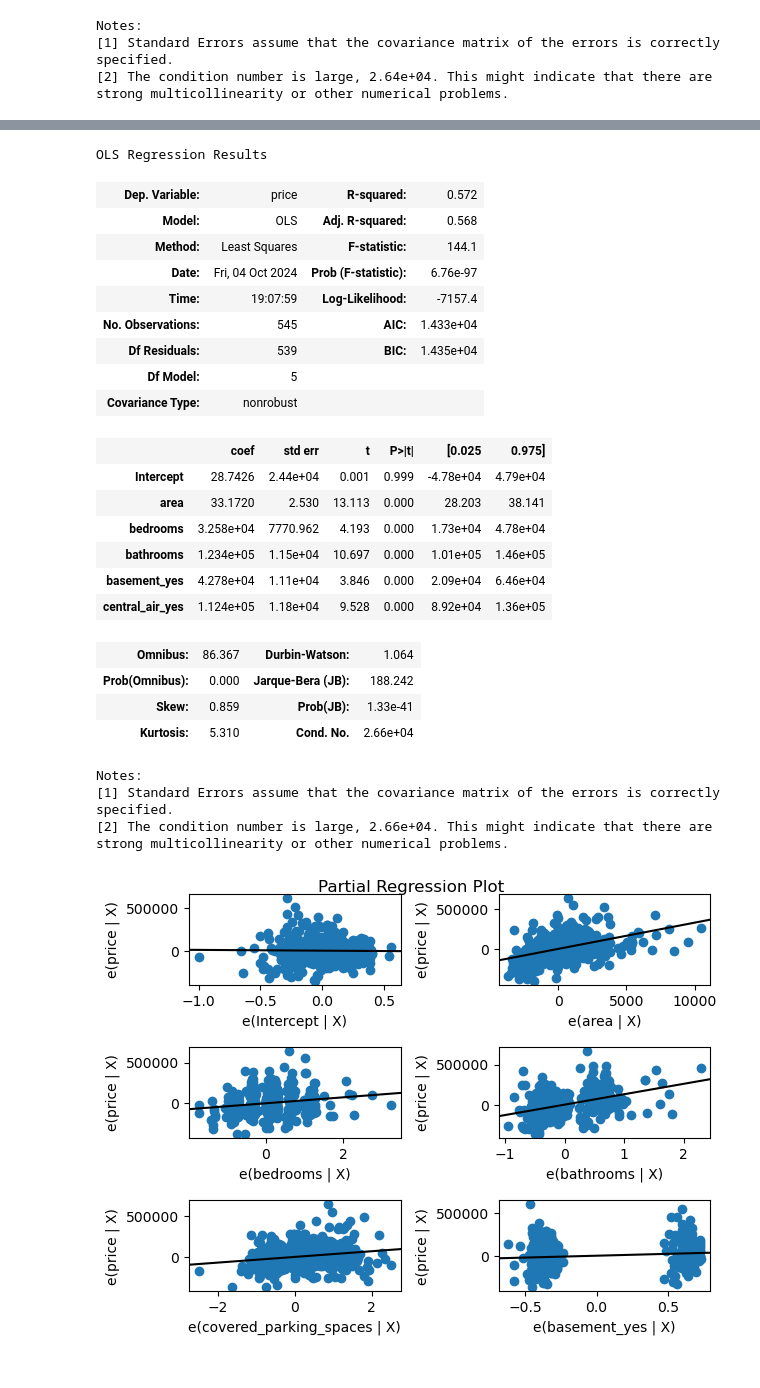
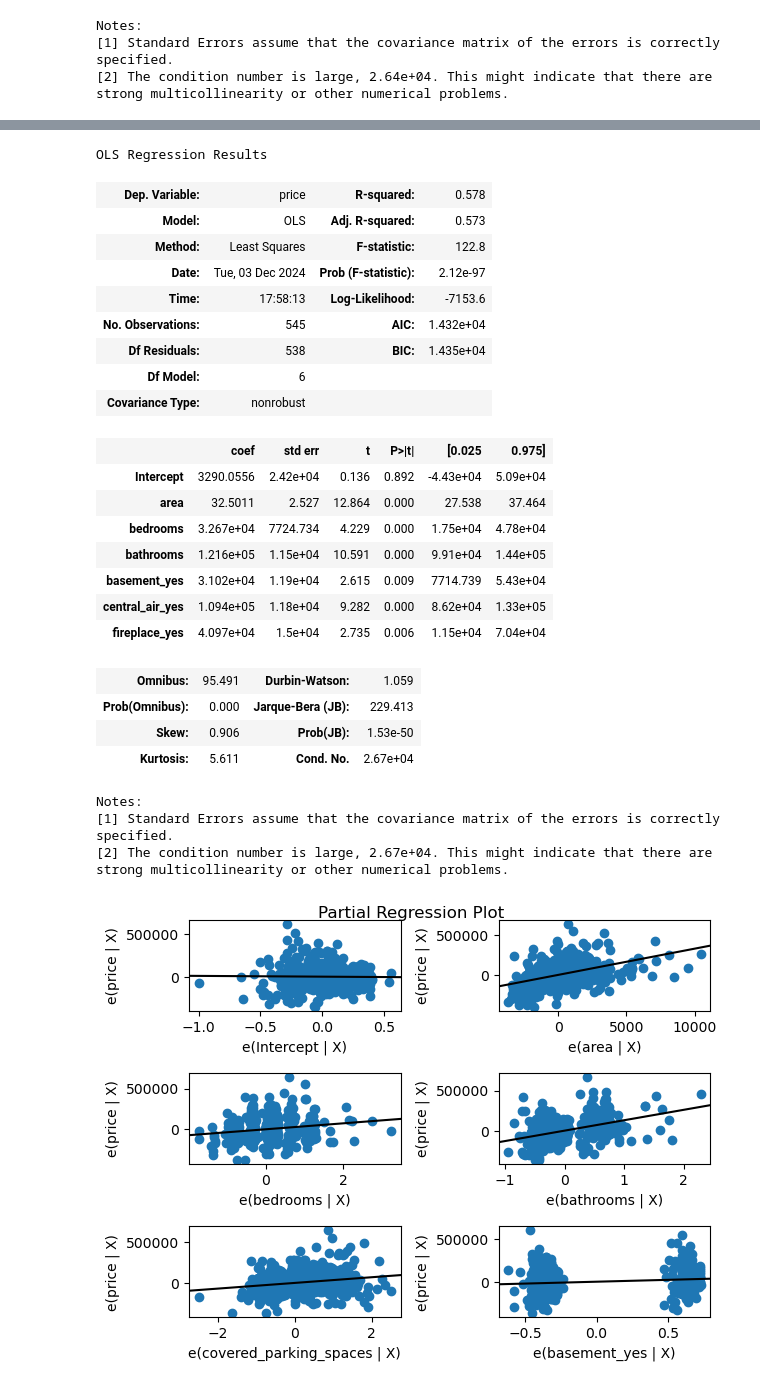
Before and after one commit to rjwrobel86/Python4Statistics, a Jupyter notebook: Notebooks/HousingRegression.ipynb, the cells around one changed output, grey strips where cells are left out. Saved outputs shown, nothing was run; the diff lists cells and outputs as text; code cells hidden in the pictures.

```diff
--- a/Notebooks/HousingRegression.ipynb
+++ b/Notebooks/HousingRegression.ipynb
@@ -106,32 +110,33 @@ df.head()
 # %%
-model3 = sm.OLS.from_formula('price ~ area + bedrooms + bathrooms + basement_yes + central_air_yes', df)
+model3 = sm.OLS.from_formula('price ~ area + bedrooms + bathrooms + basement_yes + central_air_yes + fireplace_yes', df)
 results3 = model3.fit()
 results3.summary()
 # %% [output]
 OLS Regression Results
-| Dep. Variable: | price | R-squared: | 0.572 |
-| Model: | OLS | Adj. R-squared: | 0.568 |
-| Method: | Least Squares | F-statistic: | 144.1 |
-| Date: | Fri, 04 Oct 2024 | Prob (F-statistic): | 6.76e-97 |
-| Time: | 19:07:59 | Log-Likelihood: | -7157.4 |
-| No. Observations: | 545 | AIC: | 1.433e+04 |
-| Df Residuals: | 539 | BIC: | 1.435e+04 |
-| Df Model: | 5 |  |  |
+| Dep. Variable: | price | R-squared: | 0.578 |
+| Model: | OLS | Adj. R-squared: | 0.573 |
+| Method: | Least Squares | F-statistic: | 122.8 |
+| Date: | Tue, 03 Dec 2024 | Prob (F-statistic): | 2.12e-97 |
+| Time: | 17:58:13 | Log-Likelihood: | -7153.6 |
+| No. Observations: | 545 | AIC: | 1.432e+04 |
+| Df Residuals: | 538 | BIC: | 1.435e+04 |
+| Df Model: | 6 |  |  |
 | Covariance Type: | nonrobust |  |  |
 |  | coef | std err | t | P>|t| | [0.025 | 0.975] |
-| Intercept | 28.7426 | 2.44e+04 | 0.001 | 0.999 | -4.78e+04 | 4.79e+04 |
-| area | 33.1720 | 2.530 | 13.113 | 0.000 | 28.203 | 38.141 |
-| bedrooms | 3.258e+04 | 7770.962 | 4.193 | 0.000 | 1.73e+04 | 4.78e+04 |
-| bathrooms | 1.234e+05 | 1.15e+04 | 10.697 | 0.000 | 1.01e+05 | 1.46e+05 |
-| basement_yes | 4.278e+04 | 1.11e+04 | 3.846 | 0.000 | 2.09e+04 | 6.46e+04 |
-| central_air_yes | 1.124e+05 | 1.18e+04 | 9.528 | 0.000 | 8.92e+04 | 1.36e+05 |
+| Intercept | 3290.0556 | 2.42e+04 | 0.136 | 0.892 | -4.43e+04 | 5.09e+04 |
+| area | 32.5011 | 2.527 | 12.864 | 0.000 | 27.538 | 37.464 |
+| bedrooms | 3.267e+04 | 7724.734 | 4.229 | 0.000 | 1.75e+04 | 4.78e+04 |
+| bathrooms | 1.216e+05 | 1.15e+04 | 10.591 | 0.000 | 9.91e+04 | 1.44e+05 |
+| basement_yes | 3.102e+04 | 1.19e+04 | 2.615 | 0.009 | 7714.739 | 5.43e+04 |
+| central_air_yes | 1.094e+05 | 1.18e+04 | 9.282 | 0.000 | 8.62e+04 | 1.33e+05 |
+| fireplace_yes | 4.097e+04 | 1.5e+04 | 2.735 | 0.006 | 1.15e+04 | 7.04e+04 |
-| Omnibus: | 86.367 | Durbin-Watson: | 1.064 |
-| Prob(Omnibus): | 0.000 | Jarque-Bera (JB): | 188.242 |
-| Skew: | 0.859 | Prob(JB): | 1.33e-41 |
-| Kurtosis: | 5.310 | Cond. No. | 2.66e+04 |
+| Omnibus: | 95.491 | Durbin-Watson: | 1.059 |
+| Prob(Omnibus): | 0.000 | Jarque-Bera (JB): | 229.413 |
+| Skew: | 0.906 | Prob(JB): | 1.53e-50 |
+| Kurtosis: | 5.611 | Cond. No. | 2.67e+04 |
 Notes:
 [1] Standard Errors assume that the covariance matrix of the errors is correctly specified.
-[2] The condition number is large, 2.66e+04. This might indicate that there are
+[2] The condition number is large, 2.67e+04. This might indicate that there are
 strong multicollinearity or other numerical problems.
 # %%
 sm.graphics.plot_partregress_grid(results3)
```
Also changed, not shown: parts of 2 cells of this notebook, 19 other files.
